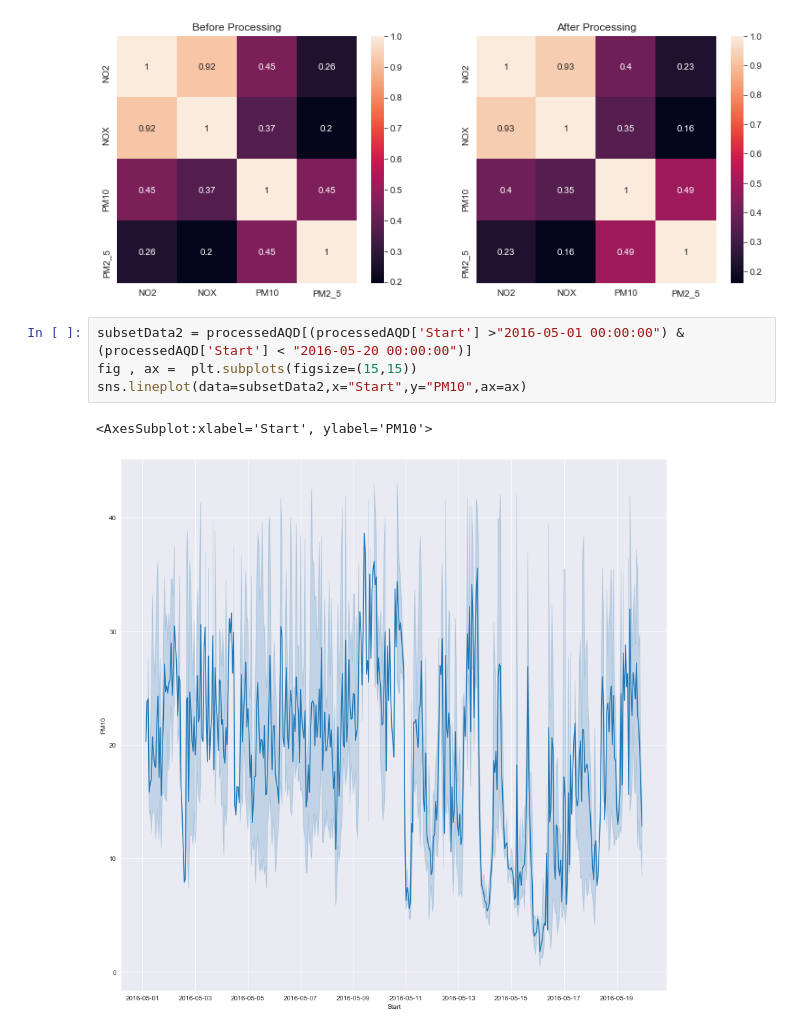
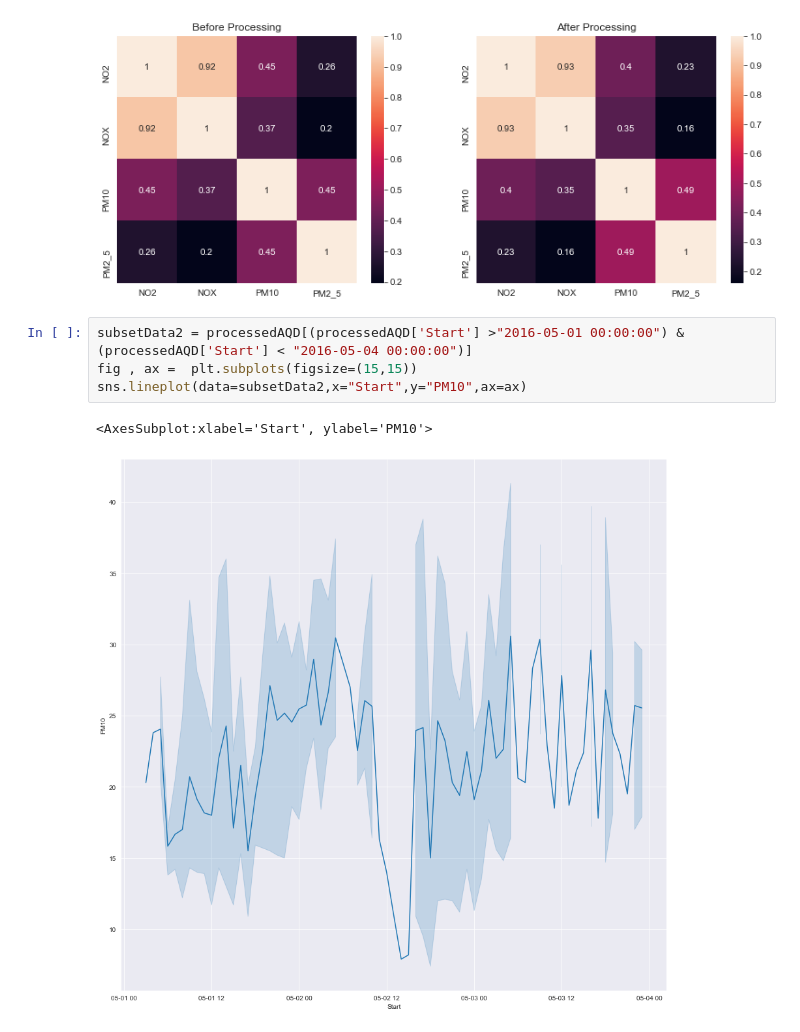
Before and after one commit to jadali17/Air-Quality-Prediction, a Jupyter notebook: feature-selection-no2-nox-pm2.5-pm10.ipynb, the cells around one changed output. Cells and saved outputs as stored; diff of their text form.

```diff
--- a/feature-selection-no2-nox-pm2.5-pm10.ipynb
+++ b/feature-selection-no2-nox-pm2.5-pm10.ipynb
@@ -121,9 +121,9 @@ sns.heatmap(airQualityData[['NO2','NOX','PM10','PM2_5']].corr(), annot=True,ax=
 <AxesSubplot:title={'center':'Before Processing'}>
 [figure]
 # %%
-subsetData2 = processedAQD[(processedAQD['Start'] >"2016-05-01 00:00:00") & (processedAQD['Start'] < "2016-05-20 00:00:00")]
+subsetData2 = processedAQD[(processedAQD['Start'] >"2016-05-01 00:00:00") & (processedAQD['Start'] < "2016-05-04 00:00:00")]
 fig , ax =  plt.subplots(figsize=(15,15))
 sns.lineplot(data=subsetData2,x="Start",y="PM10",ax=ax)
 # %% [output]
 <AxesSubplot:xlabel='Start', ylabel='PM10'>
-[figure, old version]
+[figure, new version]
```
Also changed, not shown: parts of 1 cell of this notebook.
